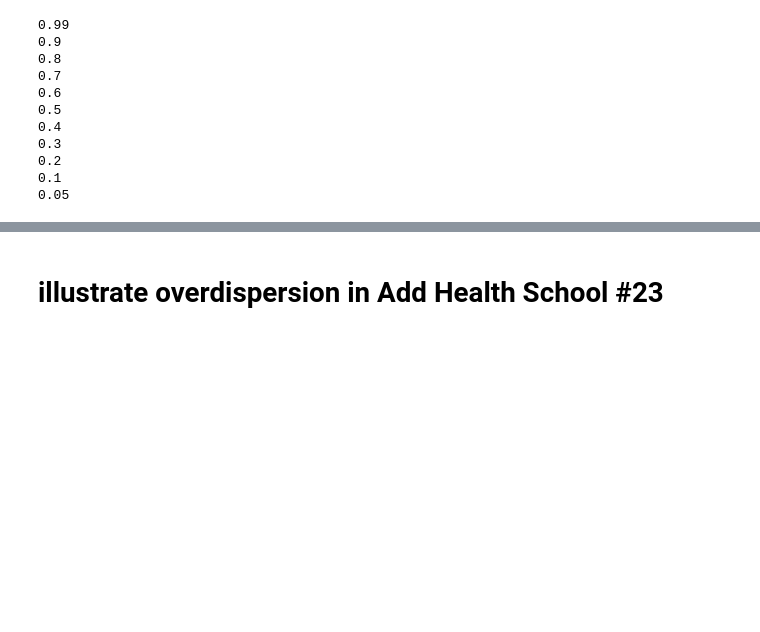
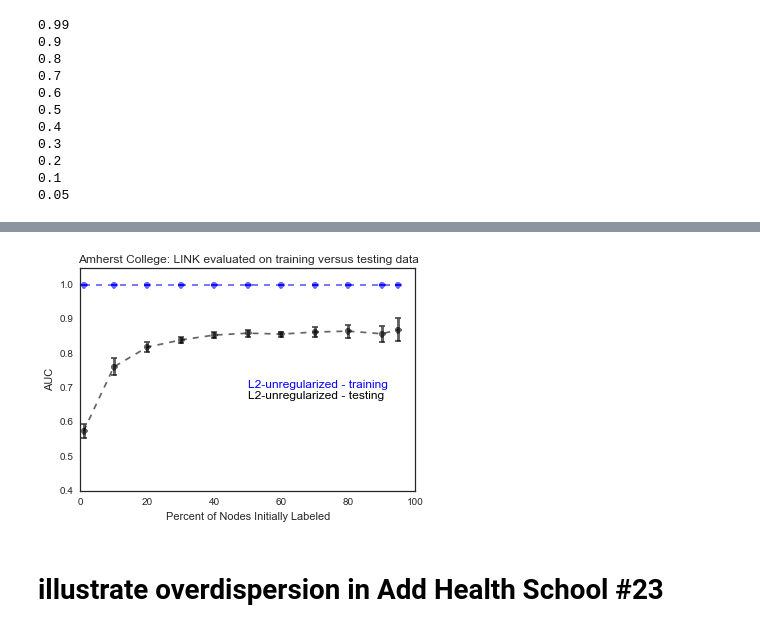
Before and after one commit to kaltenburger/gender_graph_code, a Jupyter notebook: code/0_analyze_FB100_AddHealth/b_Case Study -- Amherst and AddHealth23 Figures.ipynb, the cells around one changed output, grey strips where cells are left out. Cells and saved outputs as stored; diff of their text form; code cells hidden in the pictures; blank space fills up the shorter version.

```diff
--- a/code/0_analyze_FB100_AddHealth/b_Case Study -- Amherst and AddHealth23 Figures.ipynb
+++ b/code/0_analyze_FB100_AddHealth/b_Case Study -- Amherst and AddHealth23 Figures.ipynb
@@ -715,30 +739,30 @@ t1, t2, mean_auc_l2_regularized, se_auc_l2_regularized)= LINK(percent_initially_
 # %%
 %matplotlib inline
 
-
-plt.errorbar(percent_initially_labelled*100, mean_auc_l2_unregularized, # C=100, 10 iterations
+plt.errorbar(percent_initially_labelled*100, mean_auc_l2_unregularized,
                      yerr=se_auc_l2_unregularized, fmt='--o', capthick=2,
                      alpha=0.6, elinewidth=3, color='black')
 
-plt.errorbar(percent_initially_labelled*100, mean_auc_l2_unregularized_training_C100, # C=100 on training data
+plt.errorbar(percent_initially_labelled*100, mean_auc_l2_unregularized_training_C100,
                      yerr=se_auc_l2_unregularized_training_C100, fmt='--o', capthick=2,
                      alpha=0.6, elinewidth=3, color='blue')
 
 plt.title('Amherst College: LINK evaluated on training versus testing data')
 
 plt.annotate('L2-unregularized - testing', xy=(50, 0.67),
              color='black', alpha=1, size=12)
 
 plt.annotate('L2-unregularized - training', xy=(50, 0.7),
              color='blue', alpha=1, size=12)
 
 plt.ylim(*(0.4,1.05))
 plt.xlabel('Percent of Nodes Initially Labeled')
 plt.ylabel('AUC')
-plt.spines["right"].set_visible(False)
 pp = PdfPages('../../figures/Amherst_LINK_training_testing_separability.pdf')
 pp.savefig()
 pp.close()
+# %% [output]
+[figure, added]
 # %% [markdown]
 # illustrate overdispersion in Add Health School #23
 # %%
```
Also changed, not shown: parts of 2 cells of this notebook, 1 other file.
